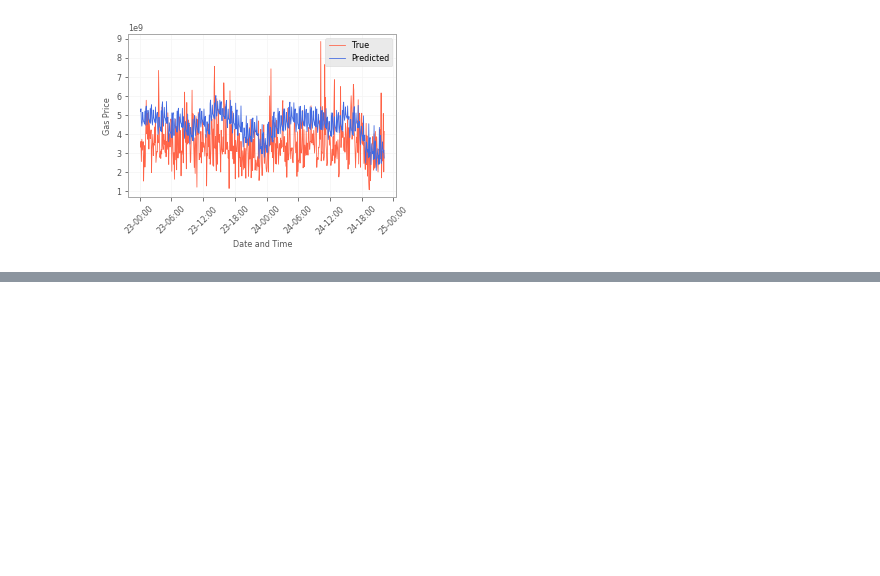
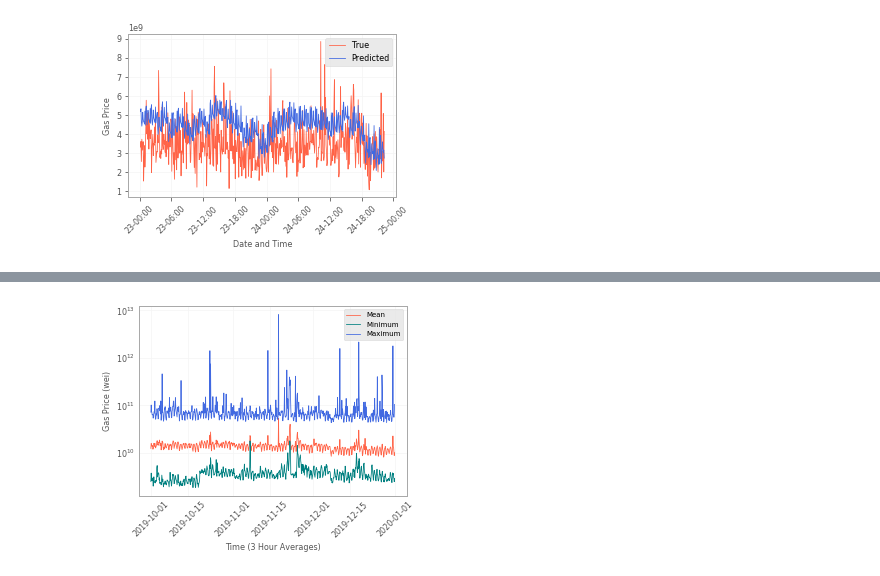
Before and after one commit to pauljpritz-zz/Code-Step-on-the-Gas-A-Better-Approach-for-Recommending-the-Ethereum-Gas-Price, a Jupyter notebook: notebooks/model_predictions.ipynb, the cells around one changed output, grey strips where cells are left out. Drawn from its saved outputs; the diff is of its cells as text; code cells hidden in the pictures; blank space fills up the shorter version.

Commit message:
plotting notebook to examine predictions modified.

```diff
--- a/notebooks/model_predictions.ipynb
+++ b/notebooks/model_predictions.ipynb
@@ -137,0 +185,51 @@ plt.show()
+# %%
+# Plot max - avg - min gas prices over time
+plt.style.use('ggplot')
+matplotlib.rc('axes',edgecolor='darkgrey')
+plt.rcParams['axes.formatter.min_exponent'] = 0
+
+fig, ax = plt.subplots(figsize=(4.8041,3.5))
+ax.tick_params(axis='both', which='major', labelsize=8)
+ax.tick_params(axis='both', which='minor', labelsize=8)
+ax.tick_params(axis='x', which='major', rotation=45)
+ax.tick_params(axis=u'both', which=u'both',length=0)
+
+ax.ticklabel_format(style='plain')
+ax.set_facecolor('white')
+ax.grid(color='whitesmoke')
+
+y1 = df.resample('3H')['average_gas_price'].mean()
+
+y2 = df.resample('3H')['min_price_tx.gas_price'].mean()
+
+y3 = df.resample('3H')['max_price_tx.gas_price'].mean()
+
+print(df.index.min())
+x = pd.date_range(pd.to_datetime(df.index.min()),
+                  pd.to_datetime(df.index.max()),
+                  freq='3H')
+
+ax.plot(x, y1, label="Mean", color='tomato', linewidth=0.8)
+ax.plot(x, y2, label="Minimum", color='teal', linewidth=0.8)
+ax.plot(x, y3, label="Maximum", color='royalblue', linewidth=0.8)
+
+
+ax.legend(loc='best', prop={'size': 7})
+
+myFmt = mdates.DateFormatter('%Y-%m-%d')
+#ax.set_xticks(df.index[::50_000])
+#ax.set_xticklabels(df.index[::50_000], rotation=90)
+
+ax.set_yscale('log')
+ax.xaxis.set_major_formatter(myFmt)
+
+# ax.ticklabel_format(axis='y', useOffset=True)
+ax.set_ylabel('Gas Price (wei)', fontdict={'size':8})
+ax.set_xlabel('Time (3 Hour Averages)', fontdict={'size':8})
+
+start, end = ax.get_xlim()
+#ax.xaxis.set_tick_params(rotation=90)
+#ax.xaxis.set_ticks(np.arange(start, end, 100))
+plt.savefig('gas_price_avg_spread_SCALED.pdf', bbox_inches='tight', dpi=900)
+plt.show()
+# %% [output]
@@ -137,0 +237 @@ plt.show()
+[figure, added]
```
Also changed, not shown: parts of 4 cells of this notebook.
